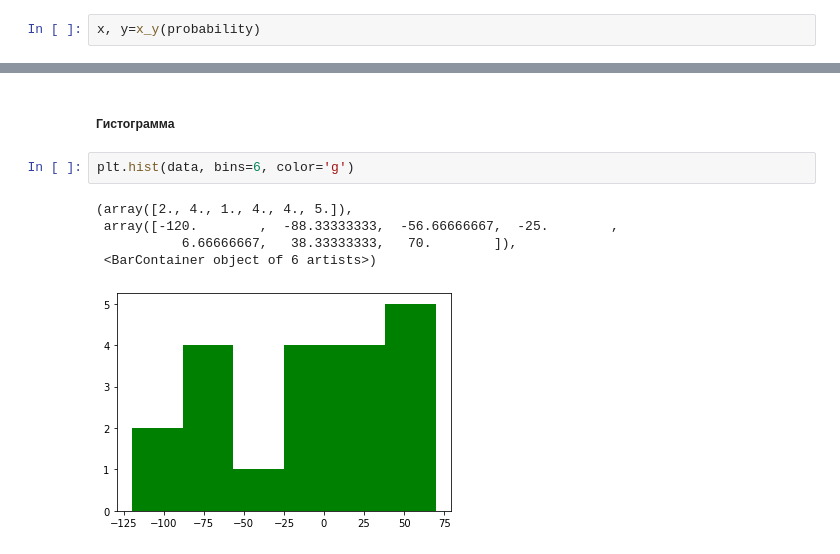
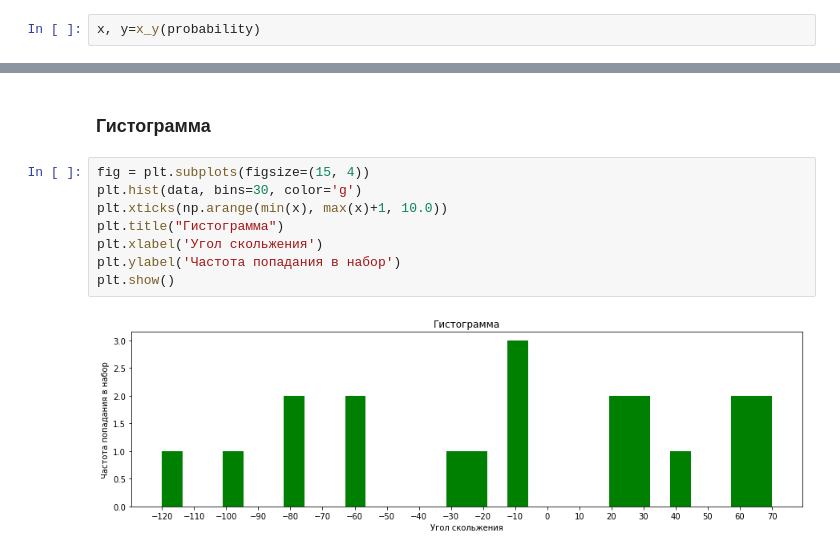
Before and after one commit to kattiia/Math_in_DS, a Jupyter notebook: statistics/statistics.ipynb, the cells around one changed output, grey strips where cells are left out. Saved outputs shown, nothing was run; the diff lists cells and outputs as text.

```diff
--- a/statistics/statistics.ipynb
+++ b/statistics/statistics.ipynb
@@ -81,10 +94,12 @@ plt.step(x,y)
 # %% [markdown]
-##### Гистограмма
+### Гистограмма
 # %%
-plt.hist(data, bins=6, color='g')
+fig = plt.subplots(figsize=(15, 4))
+plt.hist(data, bins=30, color='g')
+plt.xticks(np.arange(min(x), max(x)+1, 10.0))
+plt.title("Гистограмма")
+plt.xlabel('Угол скольжения')
+plt.ylabel('Частота попадания в набор')
+plt.show()
 # %% [output]
-(array([2., 4., 1., 4., 4., 5.]),
- array([-120.        ,  -88.33333333,  -56.66666667,  -25.        ,
-           6.66666667,   38.33333333,   70.        ]),
- <BarContainer object of 6 artists>)
-[figure, old version]
+[figure, new version]
```
Also changed, not shown: parts of 6 cells of this notebook.
